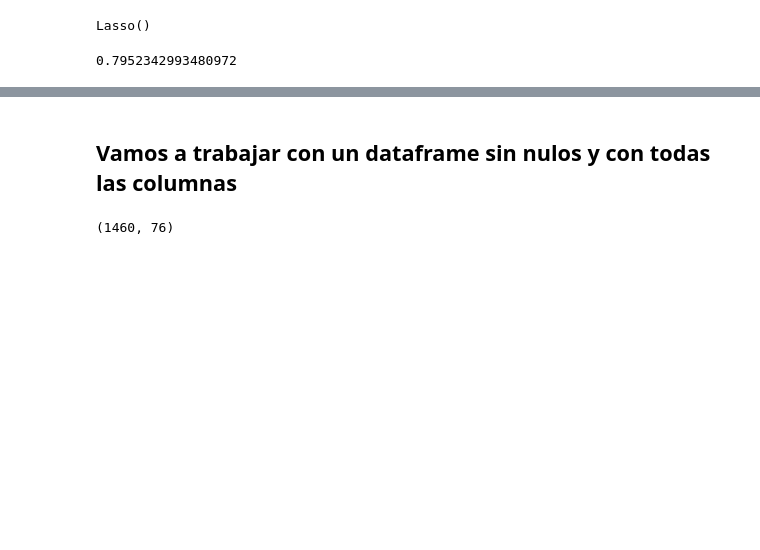
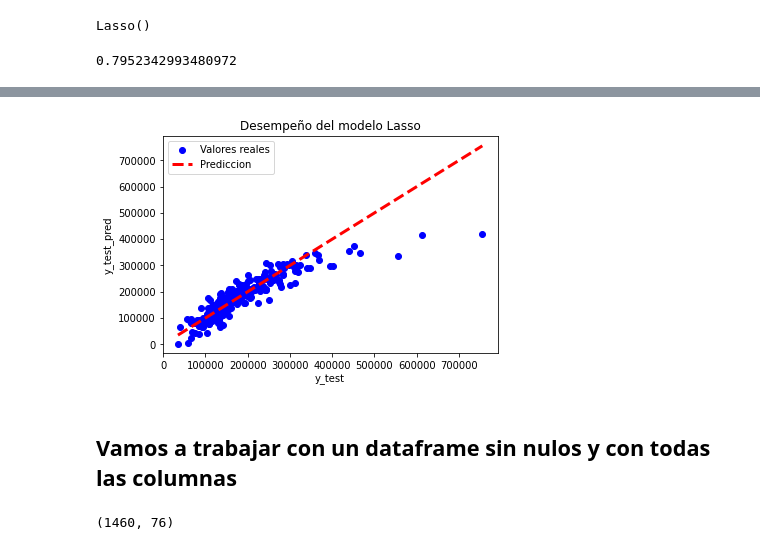
Before and after one commit to nelfaro/Hackathon, a Jupyter notebook: Housing Dreams/Hackaton.ipynb, the cells around one changed output, grey strips where cells are left out. Drawn from its saved outputs; the diff is of its cells as text; code cells hidden in the pictures; blank space fills up the shorter version.

```diff
--- a/Housing Dreams/Hackaton.ipynb
+++ b/Housing Dreams/Hackaton.ipynb
@@ -238,3 +301,14 @@ mean_absolute_error(y_test, y_pred)
+# %%
+#graficamos el desempeño del modelo de regresion Lasso
+plt.scatter(y_test, y_pred, color='blue')
+plt.plot([y_test.min(), y_test.max()], [y_test.min(), y_test.max()], 'k--', lw=3,color='red')
+plt.legend(['Valores reales', 'Prediccion'])
+plt.title('Desempeño del modelo Lasso')
+plt.xlabel('y_test')
+plt.ylabel('y_test_pred')
+plt.show()
+# %% [output]
+[figure, added]
 # %% [markdown]
 ## Vamos a trabajar con un dataframe sin nulos y con todas las columnas
 # %%
```
Also changed, not shown: parts of 58 cells of this notebook.
